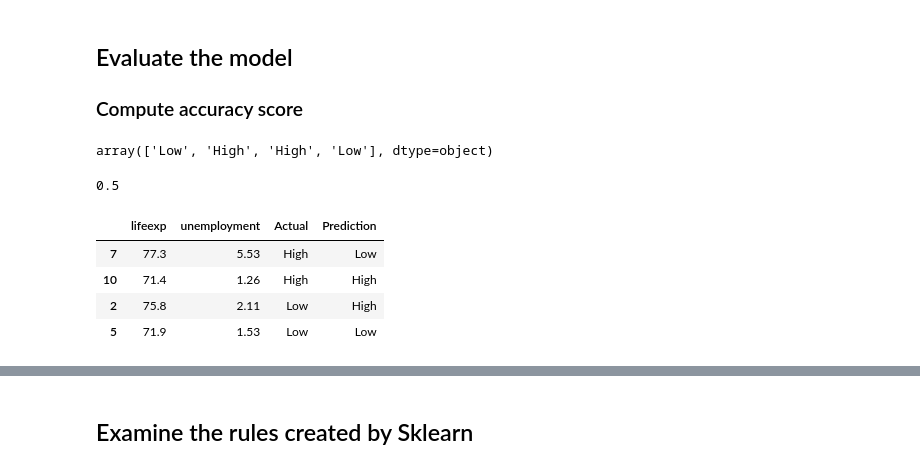
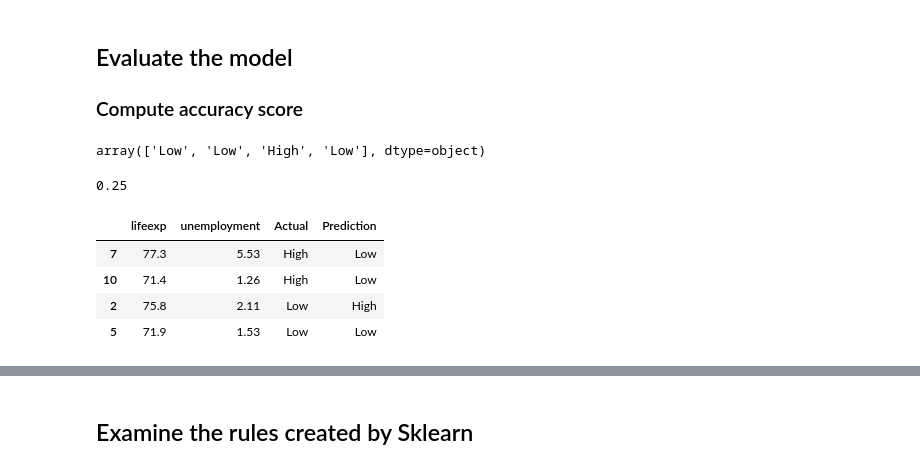
Before and after one commit to flavioluizseixas/IA-Medicina, a Jupyter notebook: Supervised-Learning/1. Build a simple model.ipynb, the cells around one changed output, grey strips where cells are left out. Saved outputs shown, nothing was run; the diff lists cells and outputs as text; code cells hidden in the pictures.

```diff
--- a/Supervised-Learning/1. Build a simple model.ipynb
+++ b/Supervised-Learning/1. Build a simple model.ipynb
@@ -23,7 +34,7 @@ from functions import *
 ## Acquire Clean Data
 # %%
 # Load the data set
-dataset = pd.read_csv("data/csv/world_data_really_tiny.csv")
+dataset = pd.read_csv("../data/csv/world_data_really_tiny.csv")
 # %% [markdown]
 ## Understand the data
 
@@ -187,26 +193,26 @@ print(accuracy_score(y_train, predictions))
 ### Compute accuracy score
 # %%
 # Evaluate the model on the test data
-predictions = model.predict(X_test)
+y_pred = model.predict(X_test)
 # %%
 # Look at the predictions
-predictions
+y_pred
 # %% [output]
-array(['Low', 'High', 'High', 'Low'], dtype=object)
+array(['Low', 'Low', 'High', 'Low'], dtype=object)
 # %%
 # Compute the accuracy score
-print(accuracy_score(y_test, predictions))
+print(accuracy_score(y_test, y_pred))
 # %% [output]
-0.5
+0.25
 # %%
 # Show the model predictions against the orginal data
 df = X_test.copy()
 df['Actual'] = y_test
-df['Prediction'] = predictions
+df['Prediction'] = y_pred
 df
 # %% [output]
 |  | lifeexp | unemployment | Actual | Prediction |
 | 7 | 77.3 | 5.53 | High | Low |
-| 10 | 71.4 | 1.26 | High | High |
+| 10 | 71.4 | 1.26 | High | Low |
 | 2 | 75.8 | 2.11 | Low | High |
 | 5 | 71.9 | 1.53 | Low | Low |
```
Also changed, not shown: parts of 6 cells of this notebook, 1 other file.
